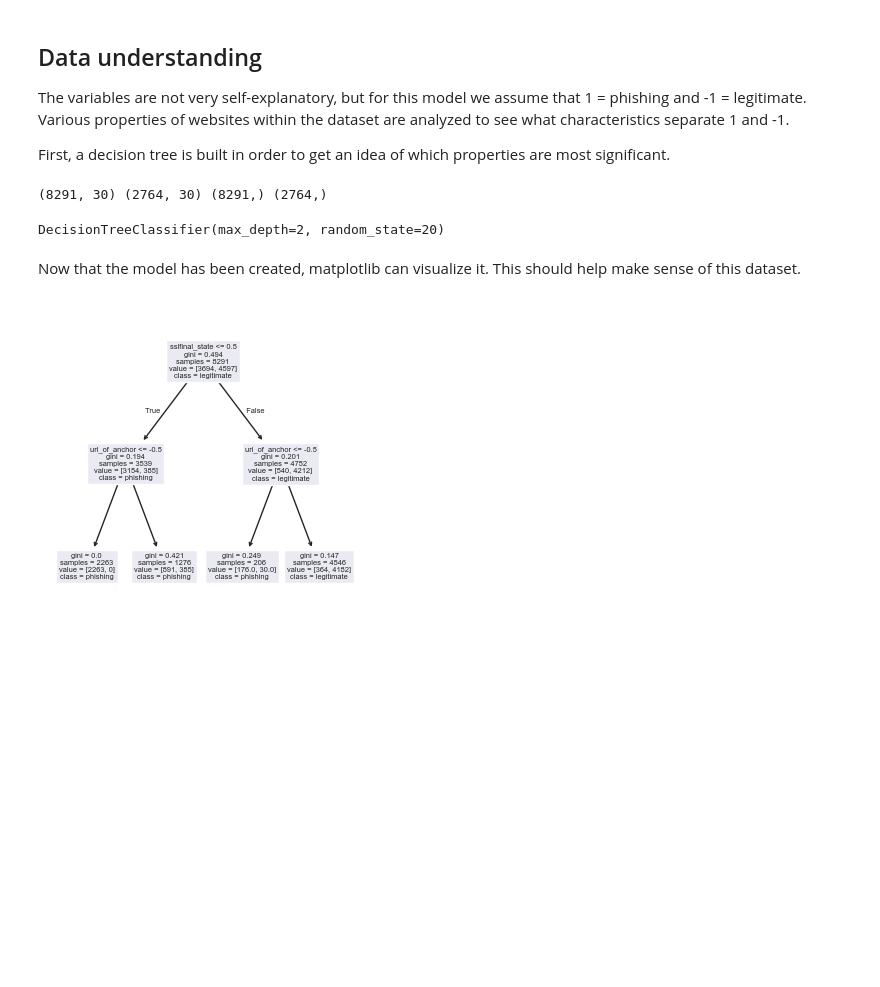
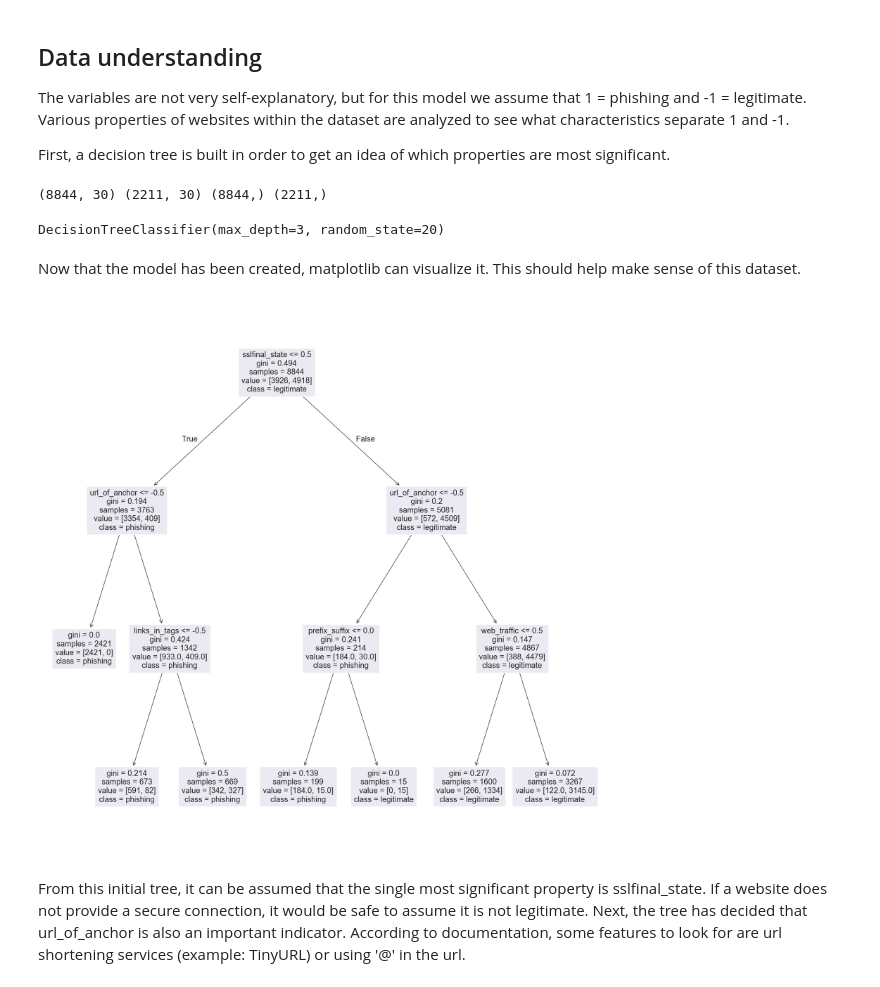
Before and after one commit to WelehoBRUDER/MetropoliaAMK-data-handling, a Jupyter notebook: task-3/main.ipynb, the cells around one changed output. Cells and saved outputs as stored; diff of their text form; code cells hidden in the pictures; blank space fills up the shorter version.

```diff
--- a/task-3/main.ipynb
+++ b/task-3/main.ipynb
@@ -37,21 +37,26 @@ from sklearn.tree import DecisionTreeClassifier, plot_tree
 
 X = df.drop(['result'], axis = 1) # input
 y = df['result'] # target
-X_train, X_test, y_train, y_test = train_test_split(X, y, test_size = 0.25, random_state=20)
+X_train, X_test, y_train, y_test = train_test_split(X, y, test_size = 0.2, random_state=20)
 print(X_train.shape, X_test.shape, y_train.shape, y_test.shape)
 # %% [output]
-(8291, 30) (2764, 30) (8291,) (2764,)
+(8844, 30) (2211, 30) (8844,) (2211,)
 # %%
-model = DecisionTreeClassifier(max_depth=2, random_state=20)
+model = DecisionTreeClassifier(max_depth=3, random_state=20)
 model.fit(X_train, y_train)
 # %% [output]
-DecisionTreeClassifier(max_depth=2, random_state=20)
+DecisionTreeClassifier(max_depth=3, random_state=20)
 # %% [markdown]
 Now that the model has been created, matplotlib can visualize it.
 This should help make sense of this dataset.
 # %%
-fig = plt.figure(figsize = (4, 4))
+fig = plt.figure(figsize = (22, 22))
 plot_tree(model, feature_names = X.keys(), class_names = ['phishing', 'legitimate'])
 plt.show()
 # %% [output]
-[figure, old version]
+[figure, new version]
+# %% [markdown]
+From this initial tree, it can be assumed that the single most significant property is sslfinal_state.
+If a website does not provide a secure connection, it would be safe to assume it is not legitimate.
+Next, the tree has decided that url_of_anchor is also an important indicator. According to documentation,
+some features to look for are url shortening services (example: TinyURL) or using '@' in the url.
```
Also changed, not shown: parts of 3 cells of this notebook.
